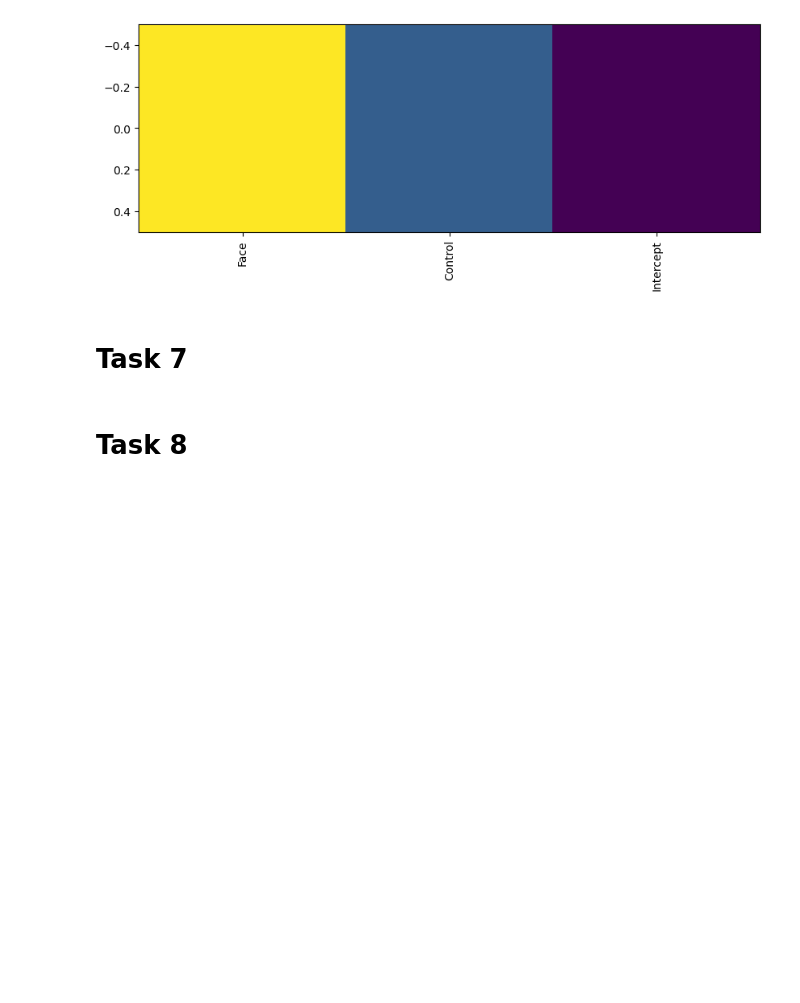
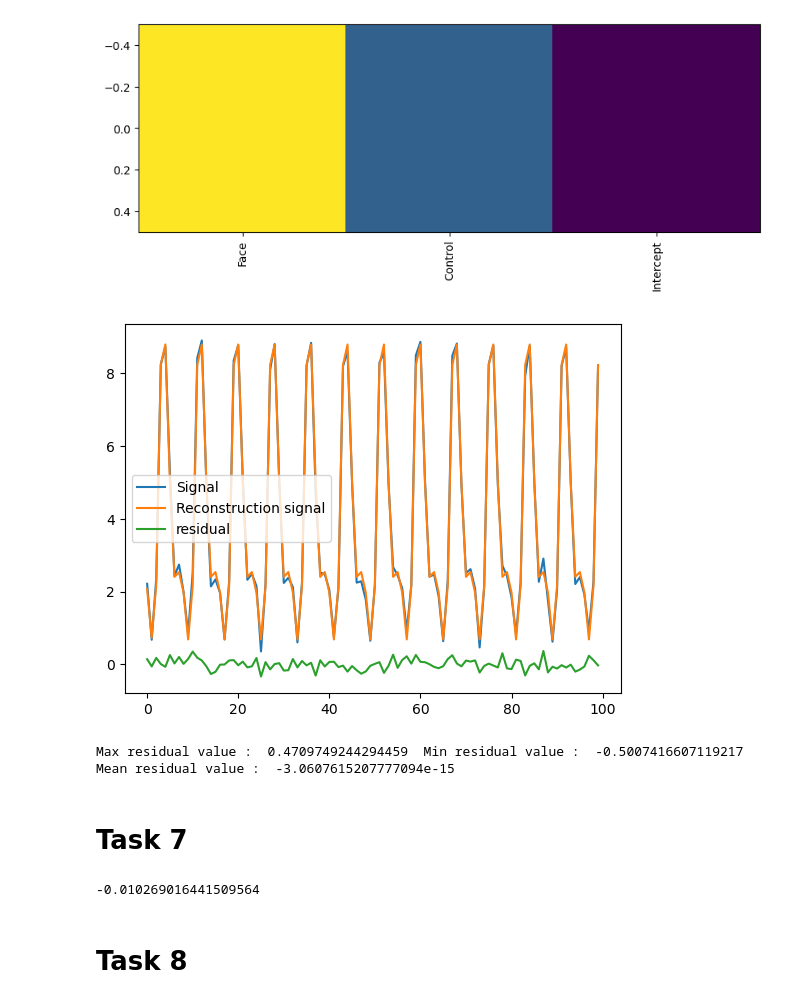
Before and after one commit to Neiizo/NSSP_421_Group_M, a Jupyter notebook: Project1/Code_project_1.ipynb, the cells around one changed output. Drawn from its saved outputs; the diff is of its cells as text; code cells hidden in the pictures; blank space fills up the shorter version.

```diff
--- a/Project1/Code_project_1.ipynb
+++ b/Project1/Code_project_1.ipynb
@@ -180,33 +179,2 @@ noisy_response.shape
 # %% [markdown]
 # Task 5
-# %%
-# Create a list of stimuli
-num_even_numbers = 21 # The number of even numbers from 0 to 20
-stimuli = ['Face', 'Control'] * (num_even_numbers // 2)
-
-# Create a list of even numbers from 0 to 20
-Time = [num for num in range(0, 40) if num % 2 == 0]
-
-# Create a DataFrame
-events_df = pd.DataFrame({'Stimulus': stimuli, 'Time': Time})
-
-# Create a list of stimuli
-num_even_numbers = 21 # The number of even numbers from 0 to 20
-stimuli = ['Face', 'Control'] * (num_even_numbers // 2)
-signal = [1, 0.5] * (num_even_numbers // 2)
-
-# Create a DataFrame
-data_df = pd.DataFrame({'Stimulus': stimuli, 'Signal': signal})
-
-convolved_signal = np.convolve(hrf, data_df["Signal"])#, mode='same')
-noisy_response = convolved_signal + np.random.normal(scale=sigma, size=len(convolved_signal))
-
-
-glm = FirstLevelModel(t_r=TR,
-                noise_model=noisy_response,
-                standardize=False,
-                hrf_model=h(A, range(0, time_len, TR)),
-                drift_model=None,
-                high_pass=0.01)
-
-glm = glm.fit(...,events=events_df)
@@ -298,5 +242,5 @@ NameError: name 'y' is not defined
 # %%
 design_matrix_star = np.matmul(np.linalg.inv(np.matmul(np.transpose(design_matrix),design_matrix)), np.transpose(design_matrix))
-B_estimate = np.matmul(design_matrix_star, noisy_response)
+b_estimate = np.matmul(design_matrix_star, noisy_response)
 # %%
 plt.figure(figsize=(10,10))
@@ -307,5 +251,19 @@ plt.xticks(rotation=90)
 (array([0, 1, 2]),
  [Text(0, 0, 'Face'), Text(1, 0, 'Control'), Text(2, 0, 'Intercept')])
 [figure]
+# %%
+signal_prediction = np.matmul(design_matrix, b_estimate)
+residual = np.subtract(noisy_response,signal_prediction)
+
+plt.plot(noisy_response[:100], label='Signal')
+plt.plot(signal_prediction[:100], label='Reconstruction signal')
+plt.plot(residual[:100], label='residual')
+plt.legend()
+plt.show()
+
+print('Max residual value : ', np.max(residual), ' Min residual value : ', np.min(residual), ' Mean residual value : ', np.mean(residual))
+# %% [output]
+[figure, added]
+Max residual value :  0.4709749244294459  Min residual value :  -0.5007416607119217  Mean residual value :  -3.0607615207777094e-15
 # %% [markdown]
 # Task 7
@@ -314,2 +270,17 @@ plt.xticks(rotation=90)
+# %%
+# Perform a hypothesis test to evaluate if any of the regressors are statistically different from zero.
+contrast_matrix = np.array([0, 0, 1])
+
+Nt = 3
+P = 1
+
+sigma = np.divide(np.matmul(np.transpose(residual), residual), (Nt - P))
+X_Xt_inv = np.linalg.inv(np.matmul(np.transpose(design_matrix), design_matrix))
+denominator = np.sqrt(np.matmul(np.matmul(np.square(sigma)*contrast_matrix, X_Xt_inv), contrast_matrix))
+t_distribution = np.divide(np.matmul(contrast_matrix, b_estimate), denominator)
+
+t_distribution
+# %% [output]
+-0.010269016441509564
 # %% [markdown]
 # Task 8
```
Also changed, not shown: parts of 19 cells of this notebook.
